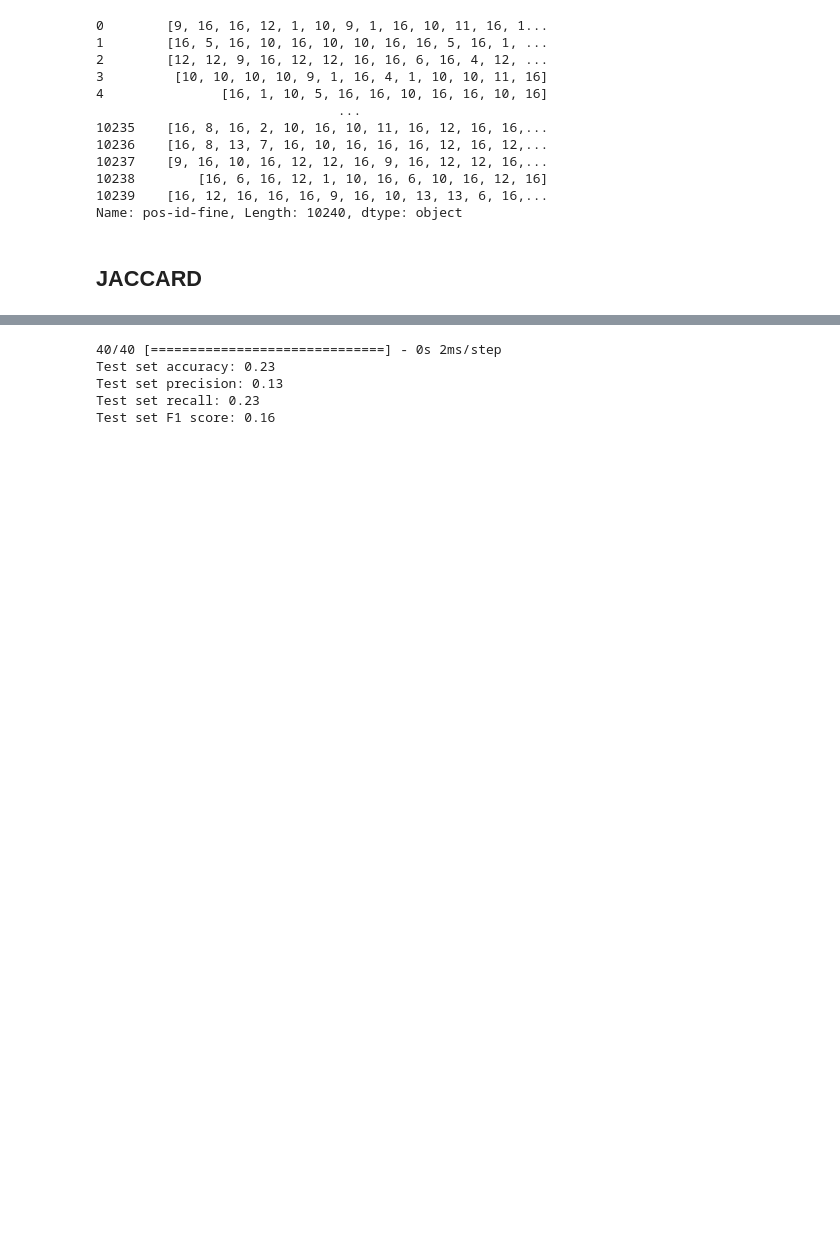
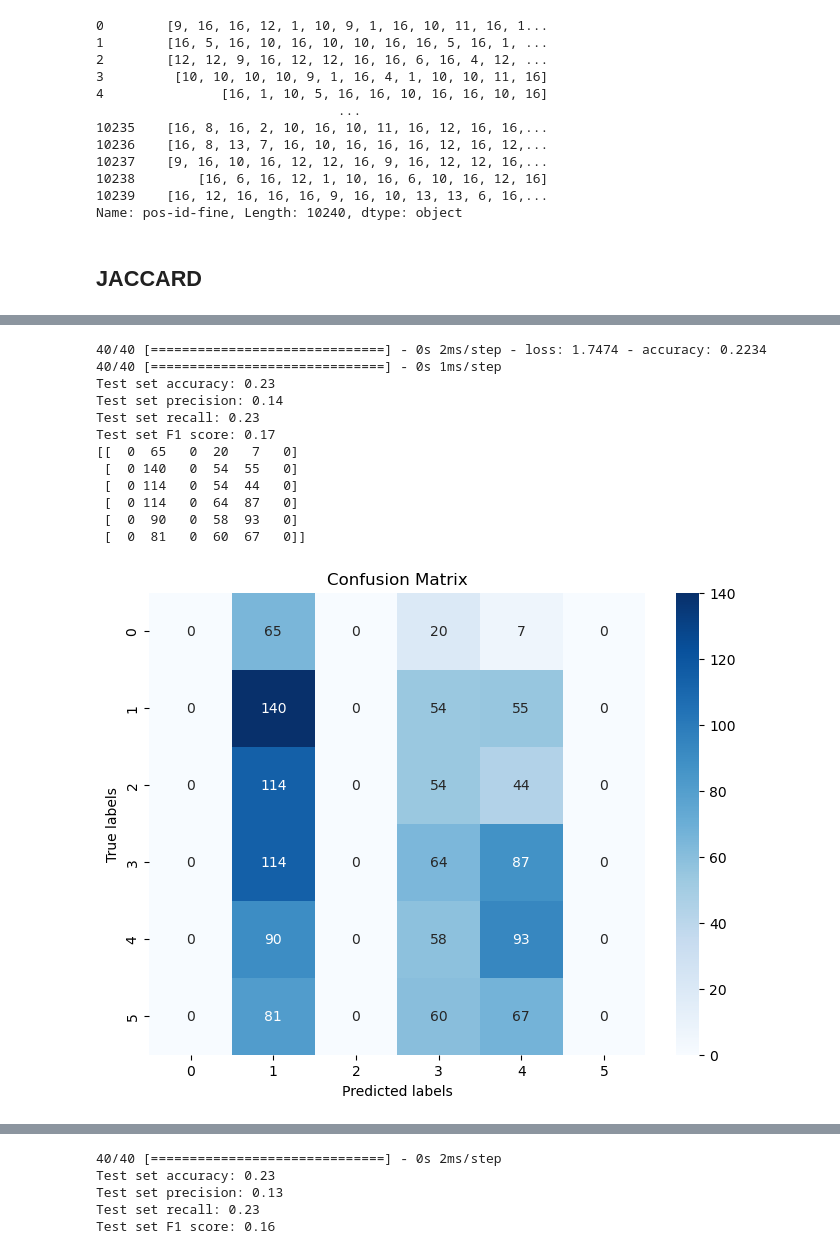
Before and after one commit to f4ths/fyp-fake-news-detection, a Jupyter notebook: ensemble.ipynb, the cells around one changed output, grey strips where cells are left out. Cells and saved outputs as stored; diff of their text form; code cells hidden in the pictures; blank space fills up the shorter version.

```diff
--- a/ensemble.ipynb
+++ b/ensemble.ipynb
@@ -26,9 +74,10 @@ import matplotlib.pyplot as plt
 # %%
 ## LOAD SAVED DATA
 # load data
-train_data = pd.read_pickle('processed_train_data_v2.p')
-val_data = pd.read_pickle('processed_val_data_v2.p')
-test_data = pd.read_pickle('processed_test_data_v2.p')
+# IMPORT v3 data
+train_data = pd.read_pickle('processed_train_data_v3.p')
+val_data = pd.read_pickle('processed_val_data_v3.p')
+test_data = pd.read_pickle('processed_test_data_v3.p')
 
 # load vocab dicts
 vocabulary_dict_custom = pickle.load(open('vocabulary_statement_custom.p', 'rb'))
@@ -111,5 +154,0 @@ test_data.to_pickle('processed_test_data_v2.p')
-# %%
-# IMPORT v2 data
-train_data = pd.read_pickle('processed_train_data_v2.p')
-val_data = pd.read_pickle('processed_val_data_v2.p')
-test_data = pd.read_pickle('processed_test_data_v2.p')
@@ -170,0 +277,7 @@ Y_test = keras.utils.to_categorical(Y_test, num_classes=6)
+# %%
+train_data['sequence_length'] = train_data['pos-id-custom'].apply(len)
+
+# Find the maximum sequence length
+max_sequence_length = train_data['sequence_length'].max()
+
+print("Max sequence length:", max_sequence_length)
@@ -484,3 +669,12 @@ train_data['pos-id-fine']
 Name: pos-id-fine, Length: 10240, dtype: object
 # %% [markdown]
 ## JACCARD
+# %%
+# Testing restore best weights false
+model_checkpoint_jaccard = ModelCheckpoint(filepath='best_model_jaccard.h5', monitor='val_loss', save_best_only=True)
+early_stopping = EarlyStopping(monitor='val_loss', patience=10, restore_best_weights=False)
+
+learning_rate = 0.0005
+
+dense_model_jaccard = create_dense_model(X_train_meta_jaccard.shape[1], num_classes, learning_rate)
+dense_model_jaccard.fit(X_train_meta_jaccard, Y_train, epochs=150, batch_size=128, validation_data=(X_val_meta_jaccard, Y_val), callbacks=[early_stopping, model_checkpoint_jaccard])
@@ -487,3 +700,28 @@ Name: pos-id-fine, Length: 10240, dtype: object
+# %%
+# evaluate dense_model_jaccard
+evaluation = dense_model_jaccard.evaluate(X_test_meta_jaccard, Y_test)
+
+# Load the best model from the saved checkpoint
+best_model_jaccard = load_model('best_model_jaccard.h5')
+
+# Make predictions using the best model
+predictions = best_model_jaccard.predict(X_test_meta_jaccard)
+
+predict_and_plot_matrix(predictions)
+# %% [output]
+40/40 [==============================] - 0s 2ms/step - loss: 1.7474 - accuracy: 0.2234
+40/40 [==============================] - 0s 1ms/step
+Test set accuracy: 0.23
+Test set precision: 0.14
+Test set recall: 0.23
+Test set F1 score: 0.17
+[[  0  65   0  20   7   0]
+ [  0 140   0  54  55   0]
+ [  0 114   0  54  44   0]
+ [  0 114   0  64  87   0]
+ [  0  90   0  58  93   0]
+ [  0  81   0  60  67   0]]
+[figure, added]
 # %%
 # First training with learning_rate = 0.0005
 early_stopping = EarlyStopping(monitor='val_loss', patience=10, restore_best_weights=True)
```
Also changed, not shown: parts of 62 cells of this notebook, 1 other file.
